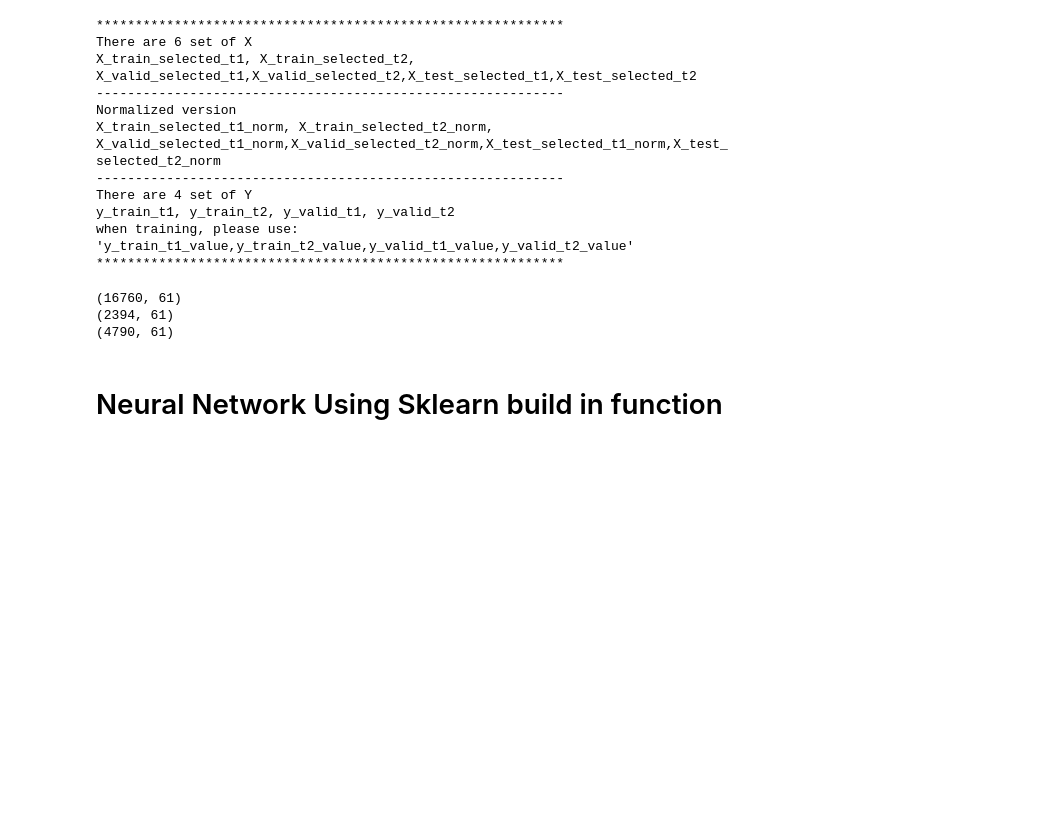
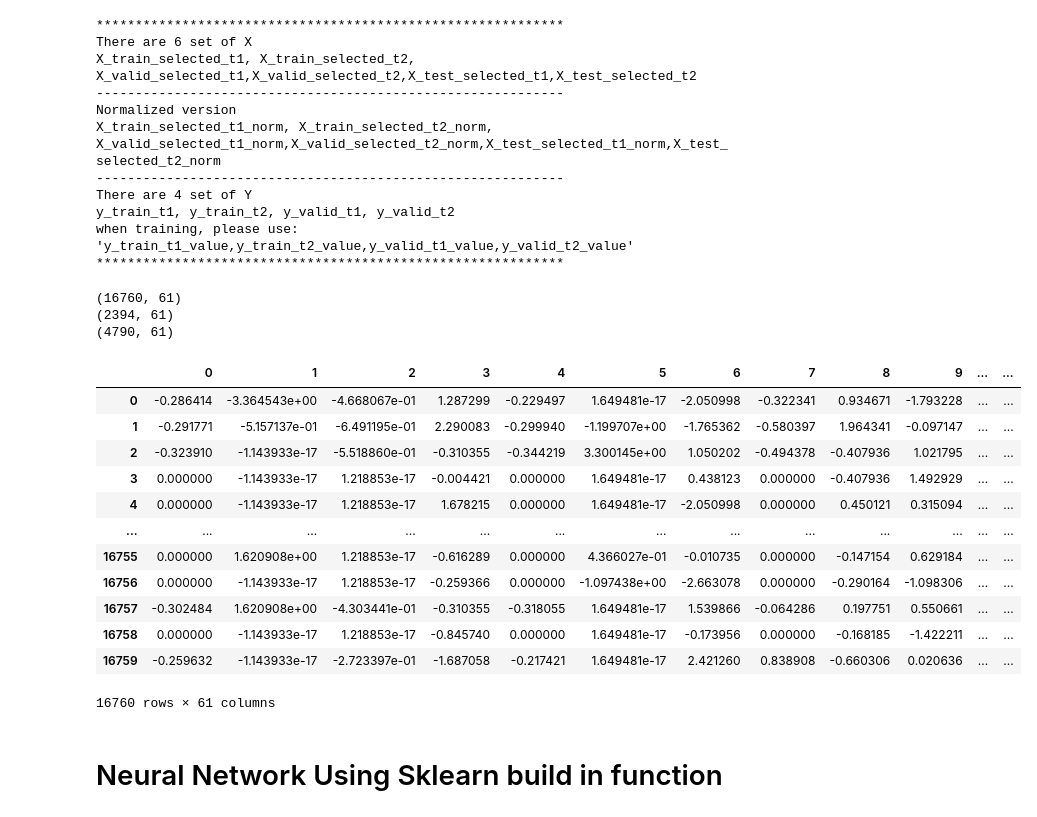
Before and after one commit to Justinfungi/Jebva-LOS-and-Mortality-Project-, a Jupyter notebook: Code/Jus/MLP (Justin)-LOS-sklearn-11271619.ipynb, the cells around one changed output. Cells and saved outputs as stored; diff of their text form; code cells hidden in the pictures; blank space fills up the shorter version.

```diff
--- a/Code/Jus/MLP (Justin)-LOS-sklearn-11271619.ipynb
+++ b/Code/Jus/MLP (Justin)-LOS-sklearn-11271619.ipynb
@@ -26,17 +26,30 @@ when training, please use: 'y_train_t1_value,y_train_t2_value,y_valid_t1_value,y
 ************************************************************
 # %%
 
-X_train_norm = X_train_selected_t2_norm
+X_train_norm = X_train_selected_norm
 X_valid_norm = X_valid_selected_t2_norm
 X_test_norm = X_test_selected_t2_norm
 
 print(X_train_norm.shape)
 print(X_valid_norm.shape)
 print(X_test_norm.shape)
 # %% [output]
 (16760, 61)
 (2394, 61)
 (4790, 61)
+|  | 0 | 1 | 2 | 3 | 4 | 5 | 6 | 7 | 8 | 9 | ... | ... |
+| 0 | -0.286414 | -3.364543e+00 | -4.668067e-01 | 1.287299 | -0.229497 | 1.649481e-17 | -2.050998 | -0.322341 | 0.934671 | -1.793228 | ... | ... |
+| 1 | -0.291771 | -5.157137e-01 | -6.491195e-01 | 2.290083 | -0.299940 | -1.199707e+00 | -1.765362 | -0.580397 | 1.964341 | -0.097147 | ... | ... |
+| 2 | -0.323910 | -1.143933e-17 | -5.518860e-01 | -0.310355 | -0.344219 | 3.300145e+00 | 1.050202 | -0.494378 | -0.407936 | 1.021795 | ... | ... |
+| 3 | 0.000000 | -1.143933e-17 | 1.218853e-17 | -0.004421 | 0.000000 | 1.649481e-17 | 0.438123 | 0.000000 | -0.407936 | 1.492929 | ... | ... |
+| 4 | 0.000000 | -1.143933e-17 | 1.218853e-17 | 1.678215 | 0.000000 | 1.649481e-17 | -2.050998 | 0.000000 | 0.450121 | 0.315094 | ... | ... |
+| ... | ... | ... | ... | ... | ... | ... | ... | ... | ... | ... | ... | ... |
+| 16755 | 0.000000 | 1.620908e+00 | 1.218853e-17 | -0.616289 | 0.000000 | 4.366027e-01 | -0.010735 | 0.000000 | -0.147154 | 0.629184 | ... | ... |
+| 16756 | 0.000000 | -1.143933e-17 | 1.218853e-17 | -0.259366 | 0.000000 | -1.097438e+00 | -2.663078 | 0.000000 | -0.290164 | -1.098306 | ... | ... |
+| 16757 | -0.302484 | 1.620908e+00 | -4.303441e-01 | -0.310355 | -0.318055 | 1.649481e-17 | 1.539866 | -0.064286 | 0.197751 | 0.550661 | ... | ... |
+| 16758 | 0.000000 | -1.143933e-17 | 1.218853e-17 | -0.845740 | 0.000000 | 1.649481e-17 | -0.173956 | 0.000000 | -0.168185 | -1.422211 | ... | ... |
+| 16759 | -0.259632 | -1.143933e-17 | -2.723397e-01 | -1.687058 | -0.217421 | 1.649481e-17 | 2.421260 | 0.838908 | -0.660306 | 0.020636 | ... | ... |
+16760 rows × 61 columns
 # %% [markdown]
 # Neural Network Using Sklearn build in function
 # %%
```
Also changed, not shown: 10 other files.
